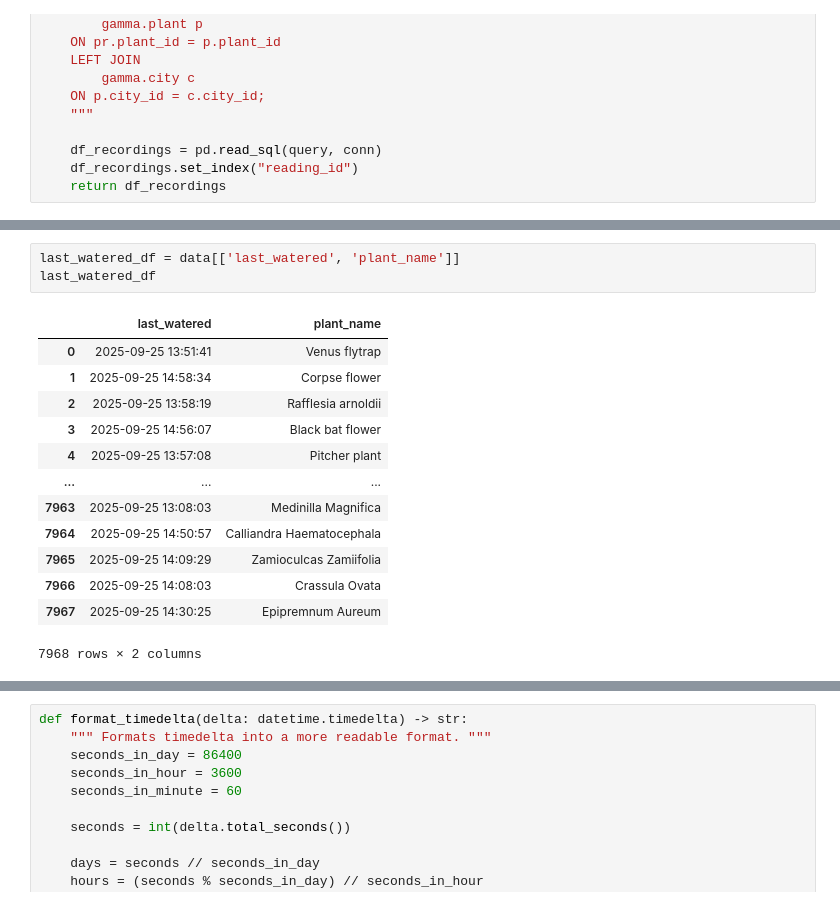
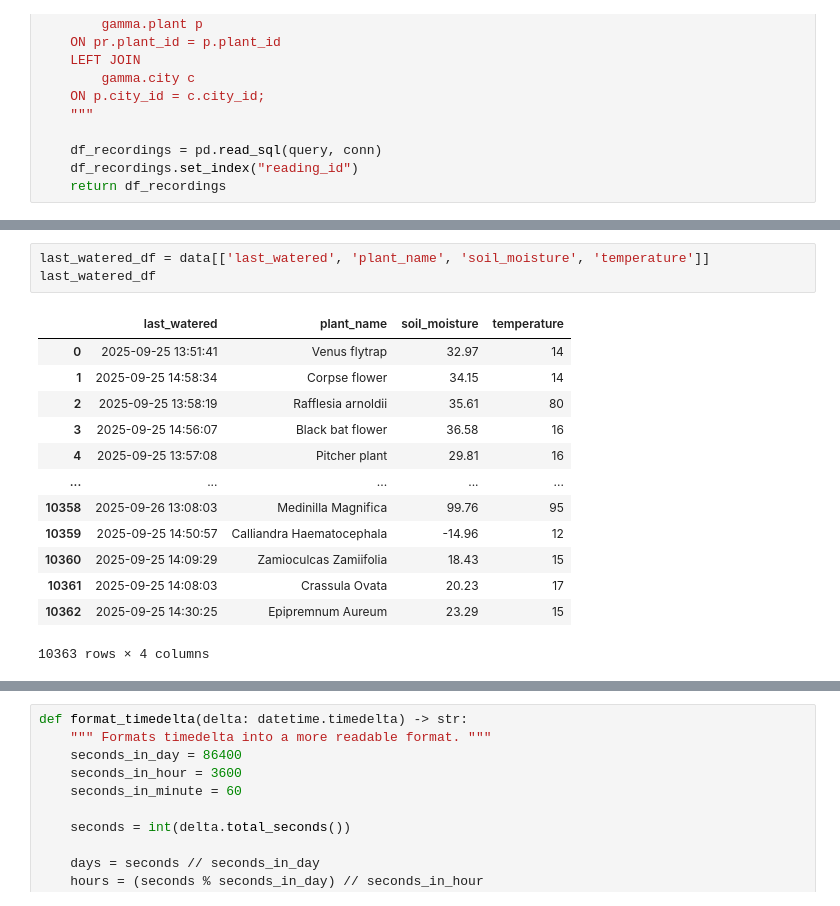
Before and after one commit to Midul123/seljkfcq-Week-13-Group-Project, a Jupyter notebook: dashboard/notebooks/malena.ipynb, the cells around one changed output, grey strips where cells are left out. Drawn from its saved outputs; the diff is of its cells as text.

```diff
--- a/dashboard/notebooks/malena.ipynb
+++ b/dashboard/notebooks/malena.ipynb
@@ -65,20 +65,20 @@ data
 # %%
-last_watered_df = data[['last_watered', 'plant_name']]
+last_watered_df = data[['last_watered', 'plant_name', 'soil_moisture', 'temperature']]
 last_watered_df
 # %% [output]
-|  | last_watered | plant_name |
-| 0 | 2025-09-25 13:51:41 | Venus flytrap |
-| 1 | 2025-09-25 14:58:34 | Corpse flower |
-| 2 | 2025-09-25 13:58:19 | Rafflesia arnoldii |
-| 3 | 2025-09-25 14:56:07 | Black bat flower |
-| 4 | 2025-09-25 13:57:08 | Pitcher plant |
-| ... | ... | ... |
-| 7963 | 2025-09-25 13:08:03 | Medinilla Magnifica |
-| 7964 | 2025-09-25 14:50:57 | Calliandra Haematocephala |
-| 7965 | 2025-09-25 14:09:29 | Zamioculcas Zamiifolia |
-| 7966 | 2025-09-25 14:08:03 | Crassula Ovata |
-| 7967 | 2025-09-25 14:30:25 | Epipremnum Aureum |
+|  | last_watered | plant_name | soil_moisture | temperature |
+| 0 | 2025-09-25 13:51:41 | Venus flytrap | 32.97 | 14 |
+| 1 | 2025-09-25 14:58:34 | Corpse flower | 34.15 | 14 |
+| 2 | 2025-09-25 13:58:19 | Rafflesia arnoldii | 35.61 | 80 |
+| 3 | 2025-09-25 14:56:07 | Black bat flower | 36.58 | 16 |
+| 4 | 2025-09-25 13:57:08 | Pitcher plant | 29.81 | 16 |
+| ... | ... | ... | ... | ... |
+| 10358 | 2025-09-26 13:08:03 | Medinilla Magnifica | 99.76 | 95 |
+| 10359 | 2025-09-25 14:50:57 | Calliandra Haematocephala | -14.96 | 12 |
+| 10360 | 2025-09-25 14:09:29 | Zamioculcas Zamiifolia | 18.43 | 15 |
+| 10361 | 2025-09-25 14:08:03 | Crassula Ovata | 20.23 | 17 |
+| 10362 | 2025-09-25 14:30:25 | Epipremnum Aureum | 23.29 | 15 |
-7968 rows × 2 columns
+10363 rows × 4 columns
 # %%
 data.sort_values(by=['plant_name', 'last_watered'])
 # %% [output]
```
Also changed, not shown: parts of 7 cells of this notebook.
